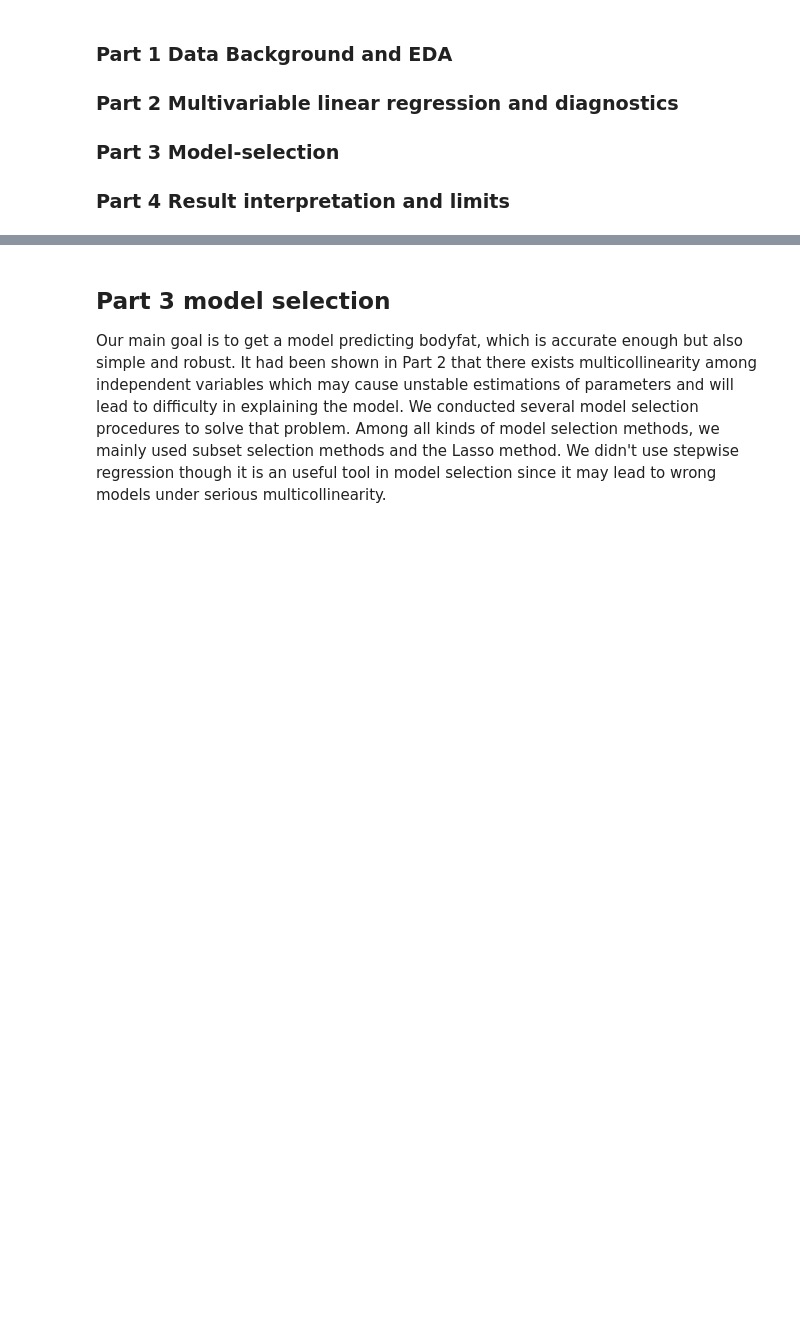
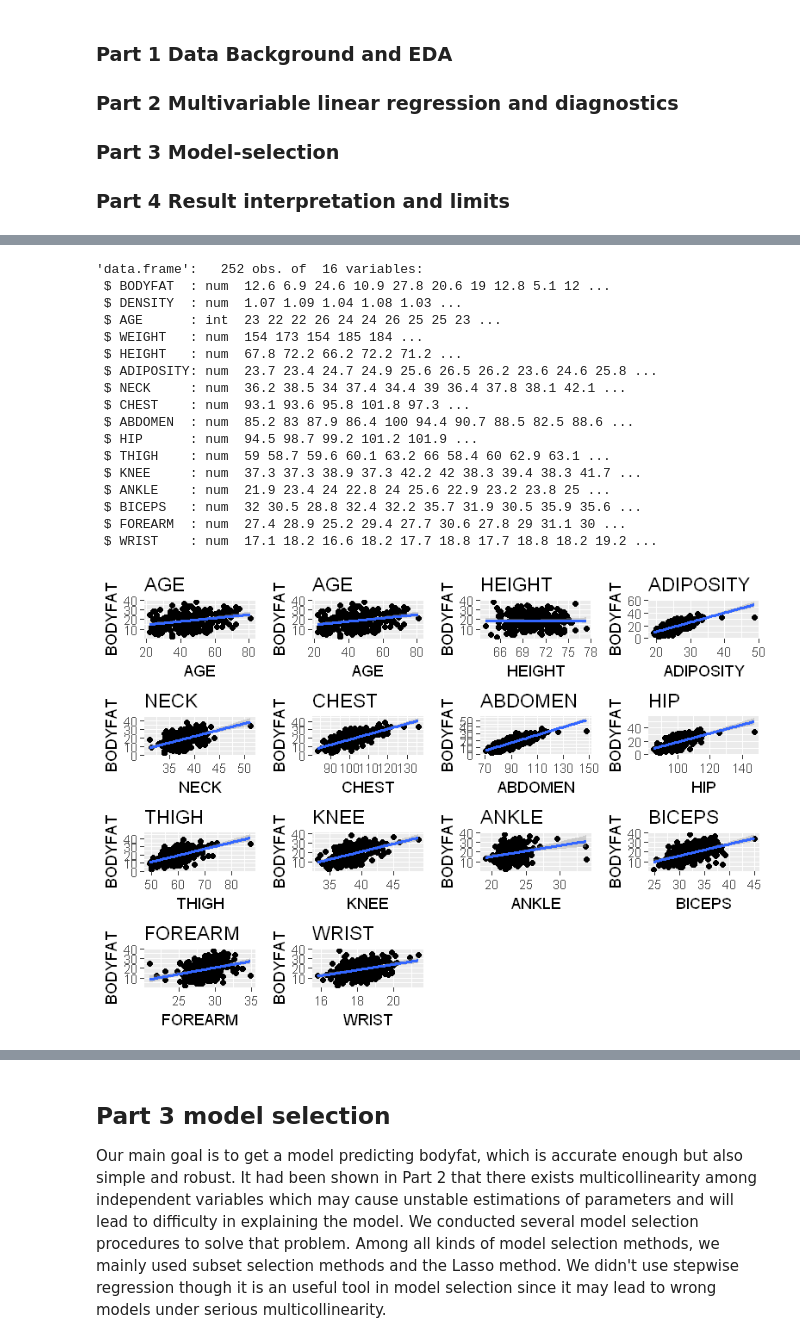
Before and after one commit to chilli0i0/628Groupwork1, a Jupyter notebook: Jupyter/TheFullNoteBook.ipynb, the cells around one changed output, grey strips where cells are left out. Cells and saved outputs as stored; diff of their text form; code cells hidden in the pictures; blank space fills up the shorter version.

```diff
--- a/Jupyter/TheFullNoteBook.ipynb
+++ b/Jupyter/TheFullNoteBook.ipynb
@@ -26,5 +51,0 @@ First, we use the raw dataset to detect abnormal points on which we will pay mor
-# %%
-data <- read.csv(file = "../Data/BodyFat.csv")
-data <- data[, -c(1)] #delete the index of instances
-data.1=data[-c(182,216,96,42),-c(2)] #delete points with no substitue
-dim(data.1)
@@ -67,0 +65,50 @@ From the VIF values we can deduce that there exists an issue of multicollinearit
+# %%
+str(data)
+data.1=data[-c(182,216,96,42),-c(2)]
+p1 <- ggplot(data.1, aes(x=AGE,y=BODYFAT))+geom_point()+ggtitle("AGE")+
+  geom_smooth(method='lm')
+p2 <- ggplot(data.1, aes(x=WEIGHT,y=BODYFAT))+geom_point()+ggtitle("WEIGHT")+
+  geom_smooth(method='lm')
+p3 <- ggplot(data.1, aes(x=HEIGHT,y=BODYFAT))+geom_point()+ggtitle("HEIGHT")+
+  geom_smooth(method='lm')
+p4 <- ggplot(data.1, aes(x=ADIPOSITY,y=BODYFAT))+geom_point()+ggtitle("ADIPOSITY")+ geom_smooth(method='lm')
+p5 <- ggplot(data.1, aes(x=NECK,y=BODYFAT))+geom_point()+ggtitle("NECK")+
+  geom_smooth(method='lm')
+p6 <- ggplot(data.1, aes(x=CHEST,y=BODYFAT))+geom_point()+ggtitle("CHEST")+
+  geom_smooth(method='lm')
+p7 <- ggplot(data.1, aes(x=ABDOMEN,y=BODYFAT))+geom_point()+ggtitle("ABDOMEN")+
+  geom_smooth(method='lm')
+p8 <- ggplot(data.1, aes(x=HIP,y=BODYFAT))+geom_point()+ggtitle("HIP")+
+  geom_smooth(method='lm')
+p9 <- ggplot(data.1, aes(x=THIGH,y=BODYFAT))+geom_point()+ggtitle("THIGH")+
+  geom_smooth(method='lm')
+p10 <- ggplot(data.1, aes(x=KNEE,y=BODYFAT))+geom_point()+ggtitle("KNEE")+
+  geom_smooth(method='lm')
+p11 <- ggplot(data.1, aes(x=ANKLE,y=BODYFAT))+geom_point()+ggtitle("ANKLE")+
+  geom_smooth(method='lm')
+p12 <- ggplot(data.1, aes(x=BICEPS,y=BODYFAT))+geom_point()+ggtitle("BICEPS")+
+  geom_smooth(method='lm')
+p13 <- ggplot(data.1, aes(x=FOREARM,y=BODYFAT))+geom_point()+ggtitle("FOREARM")+
+  geom_smooth(method='lm')
+p14 <- ggplot(data.1, aes(x=WRIST,y=BODYFAT))+geom_point()+ggtitle("WRIST")+
+  geom_smooth(method='lm')
+grid.arrange(p1,p1,p3,p4,p5,p6,p7,p8,p9,p10,p11,p12,p13,p14,ncol = 4, nrow = 4)
+# %% [output]
+'data.frame':   252 obs. of  16 variables:
+ $ BODYFAT  : num  12.6 6.9 24.6 10.9 27.8 20.6 19 12.8 5.1 12 ...
+ $ DENSITY  : num  1.07 1.09 1.04 1.08 1.03 ...
+ $ AGE      : int  23 22 22 26 24 24 26 25 25 23 ...
+ $ WEIGHT   : num  154 173 154 185 184 ...
+ $ HEIGHT   : num  67.8 72.2 66.2 72.2 71.2 ...
+ $ ADIPOSITY: num  23.7 23.4 24.7 24.9 25.6 26.5 26.2 23.6 24.6 25.8 ...
+ $ NECK     : num  36.2 38.5 34 37.4 34.4 39 36.4 37.8 38.1 42.1 ...
+ $ CHEST    : num  93.1 93.6 95.8 101.8 97.3 ...
+ $ ABDOMEN  : num  85.2 83 87.9 86.4 100 94.4 90.7 88.5 82.5 88.6 ...
+ $ HIP      : num  94.5 98.7 99.2 101.2 101.9 ...
+ $ THIGH    : num  59 58.7 59.6 60.1 63.2 66 58.4 60 62.9 63.1 ...
+ $ KNEE     : num  37.3 37.3 38.9 37.3 42.2 42 38.3 39.4 38.3 41.7 ...
+ $ ANKLE    : num  21.9 23.4 24 22.8 24 25.6 22.9 23.2 23.8 25 ...
+ $ BICEPS   : num  32 30.5 28.8 32.4 32.2 35.7 31.9 30.5 35.9 35.6 ...
+ $ FOREARM  : num  27.4 28.9 25.2 29.4 27.7 30.6 27.8 29 31.1 30 ...
+ $ WRIST    : num  17.1 18.2 16.6 18.2 17.7 18.8 17.7 18.8 18.2 19.2 ...
+[figure, added]
```
Also changed, not shown: parts of 32 cells of this notebook.
